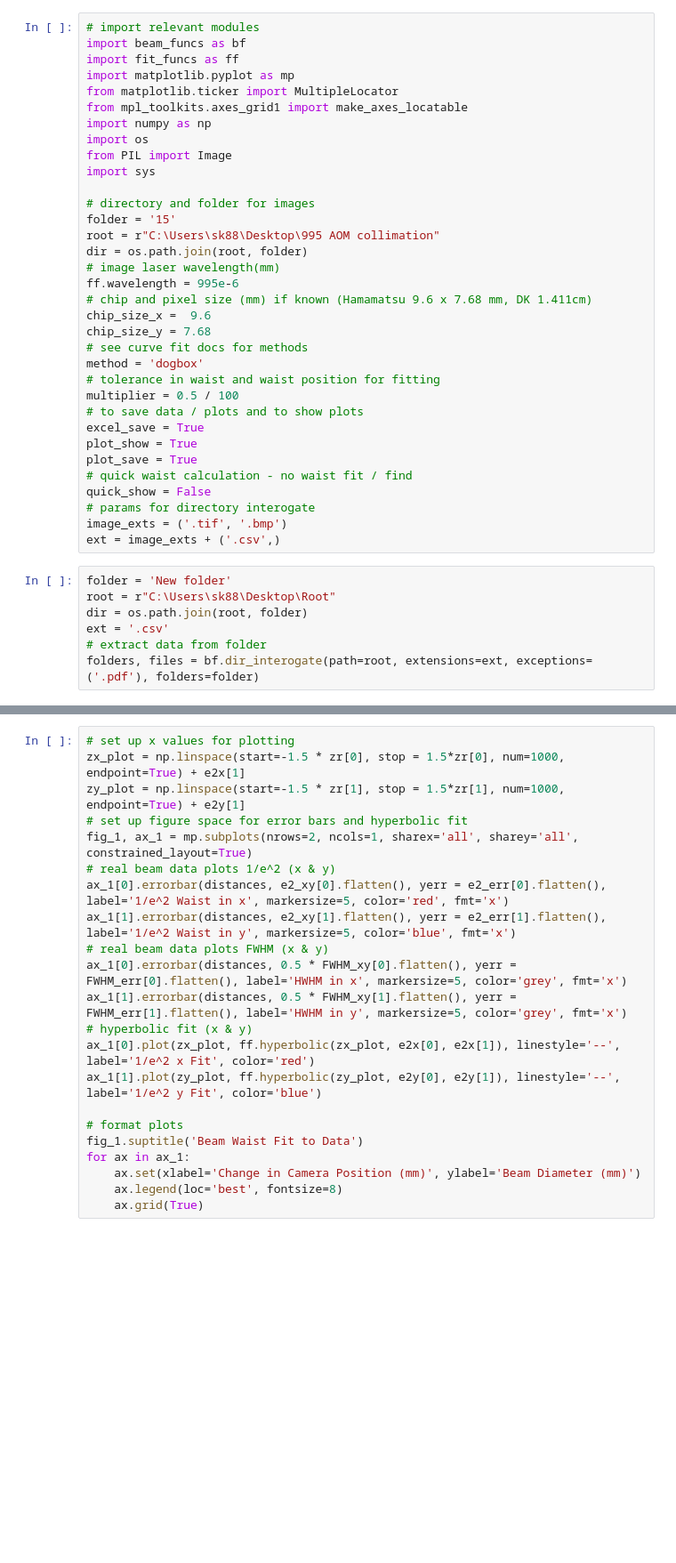
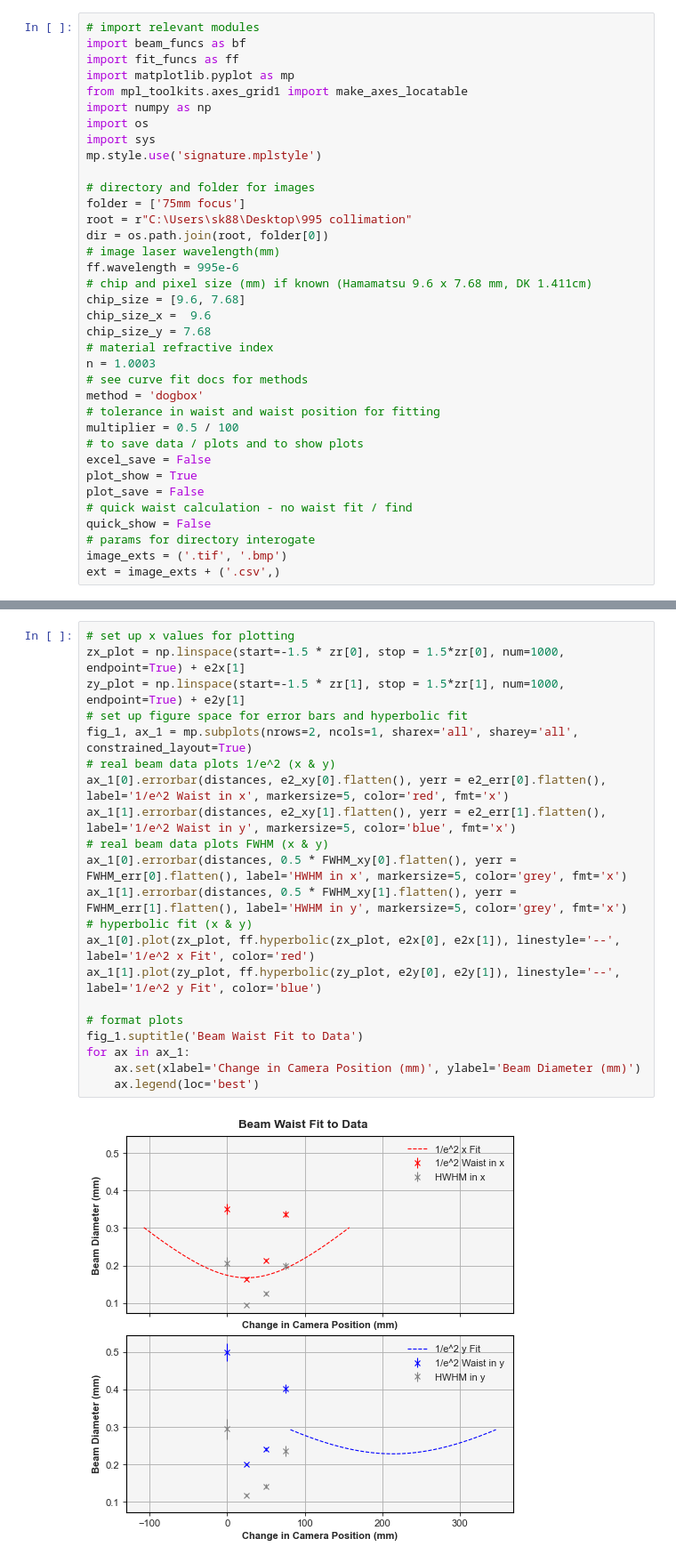
Before and after one commit to SMK-UK/BeamPro, a Jupyter notebook: test.ipynb, the cells around one changed output, grey strips where cells are left out. Shown at 89% size. Cells and saved outputs as stored; diff of their text form; blank space fills up the shorter version.

```diff
--- a/test.ipynb
+++ b/test.ipynb
@@ -12,39 +10,34 @@ to csv file.
 import beam_funcs as bf
 import fit_funcs as ff
 import matplotlib.pyplot as mp
-from matplotlib.ticker import MultipleLocator
 from mpl_toolkits.axes_grid1 import make_axes_locatable
 import numpy as np
 import os
-from PIL import Image
 import sys
+mp.style.use('signature.mplstyle')
 
 # directory and folder for images
-folder = '15'
-root = r"C:\Users\sk88\Desktop\995 AOM collimation"
-dir = os.path.join(root, folder)
+folder = ['75mm focus']
+root = r"C:\Users\sk88\Desktop\995 collimation"
+dir = os.path.join(root, folder[0])
 # image laser wavelength(mm)
 ff.wavelength = 995e-6
 # chip and pixel size (mm) if known (Hamamatsu 9.6 x 7.68 mm, DK 1.411cm)
+chip_size = [9.6, 7.68]
 chip_size_x =  9.6
 chip_size_y = 7.68
+# material refractive index
+n = 1.0003
 # see curve fit docs for methods
 method = 'dogbox'
 # tolerance in waist and waist position for fitting
 multiplier = 0.5 / 100
 # to save data / plots and to show plots
-excel_save = True
+excel_save = False
 plot_show = True
-plot_save = True
+plot_save = False
 # quick waist calculation - no waist fit / find
 quick_show = False
 # params for directory interogate
 image_exts = ('.tif', '.bmp')
 ext = image_exts + ('.csv',)
-# %%
-folder = 'New folder'
-root = r"C:\Users\sk88\Desktop\Root"
-dir = os.path.join(root, folder)
-ext = '.csv'
-# extract data from folder
-folders, files = bf.dir_interogate(path=root, extensions=ext, exceptions=('.pdf'), folders=folder)
@@ -124,23 +114,24 @@ print('y rayleigh range = ' + '%.2f mm ' % zr[1] + 'with divergence angle = ' +
 # %%
 # set up x values for plotting
 zx_plot = np.linspace(start=-1.5 * zr[0], stop = 1.5*zr[0], num=1000, endpoint=True) + e2x[1]
 zy_plot = np.linspace(start=-1.5 * zr[1], stop = 1.5*zr[1], num=1000, endpoint=True) + e2y[1]
 # set up figure space for error bars and hyperbolic fit
 fig_1, ax_1 = mp.subplots(nrows=2, ncols=1, sharex='all', sharey='all', constrained_layout=True)
 # real beam data plots 1/e^2 (x & y)
 ax_1[0].errorbar(distances, e2_xy[0].flatten(), yerr = e2_err[0].flatten(), label='1/e^2 Waist in x', markersize=5, color='red', fmt='x')
 ax_1[1].errorbar(distances, e2_xy[1].flatten(), yerr = e2_err[1].flatten(), label='1/e^2 Waist in y', markersize=5, color='blue', fmt='x')
 # real beam data plots FWHM (x & y)
 ax_1[0].errorbar(distances, 0.5 * FWHM_xy[0].flatten(), yerr = FWHM_err[0].flatten(), label='HWHM in x', markersize=5, color='grey', fmt='x')
 ax_1[1].errorbar(distances, 0.5 * FWHM_xy[1].flatten(), yerr = FWHM_err[1].flatten(), label='HWHM in y', markersize=5, color='grey', fmt='x')
 # hyperbolic fit (x & y)
 ax_1[0].plot(zx_plot, ff.hyperbolic(zx_plot, e2x[0], e2x[1]), linestyle='--', label='1/e^2 x Fit', color='red')
 ax_1[1].plot(zy_plot, ff.hyperbolic(zy_plot, e2y[0], e2y[1]), linestyle='--', label='1/e^2 y Fit', color='blue')
 
 # format plots
 fig_1.suptitle('Beam Waist Fit to Data')
 for ax in ax_1:
     ax.set(xlabel='Change in Camera Position (mm)', ylabel='Beam Diameter (mm)')
-    ax.legend(loc='best', fontsize=8)
-    ax.grid(True)
+    ax.legend(loc='best')
+# %% [output]
+[figure, added]
 # %%
```
Also changed, not shown: parts of 8 cells of this notebook, 2 other files.
